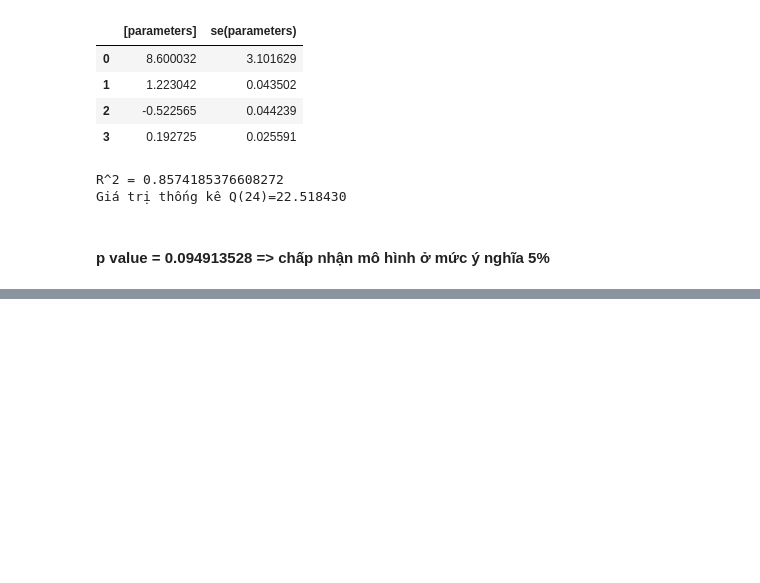
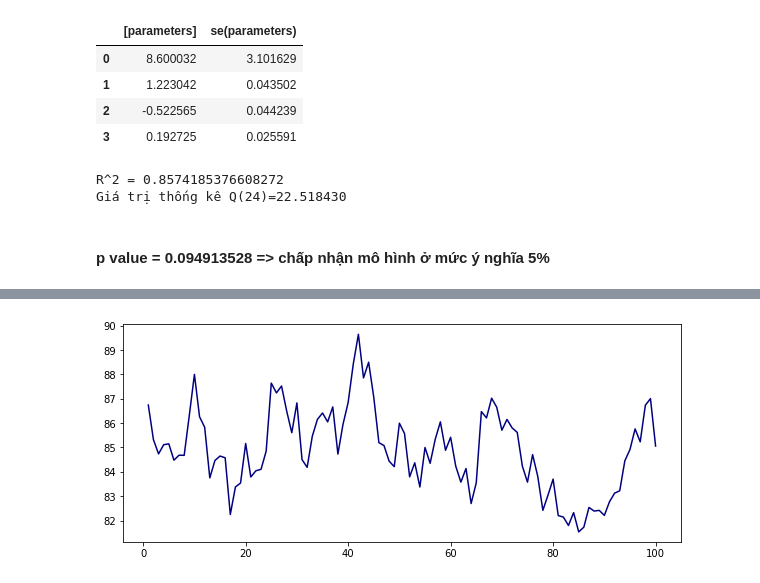
Before and after one commit to tranquocthien/Time-series-analysis, a Jupyter notebook: 3.mo-hinh-ARMA.ipynb, the cells around one changed output, grey strips where cells are left out. Saved outputs shown, nothing was run; the diff lists cells and outputs as text; code cells hidden in the pictures; blank space fills up the shorter version.

```diff
--- a/3.mo-hinh-ARMA.ipynb
+++ b/3.mo-hinh-ARMA.ipynb
@@ -755,0 +792,3 @@ from scipy.optimize import f
+# %%
+viscosity = pd.read_csv('data/viscosity.csv')
+viscosity.head()
@@ -755,0 +802,6 @@ from scipy.optimize import f
+# %%
+fig, ax = plt.subplots(figsize = (10,4))
+ax.plot(viscosity['Time Period'], viscosity['Reading'], color='navy')
+plt.show()
+# %% [output]
+[figure, added]
```
Also changed, not shown: parts of 18 cells of this notebook.
